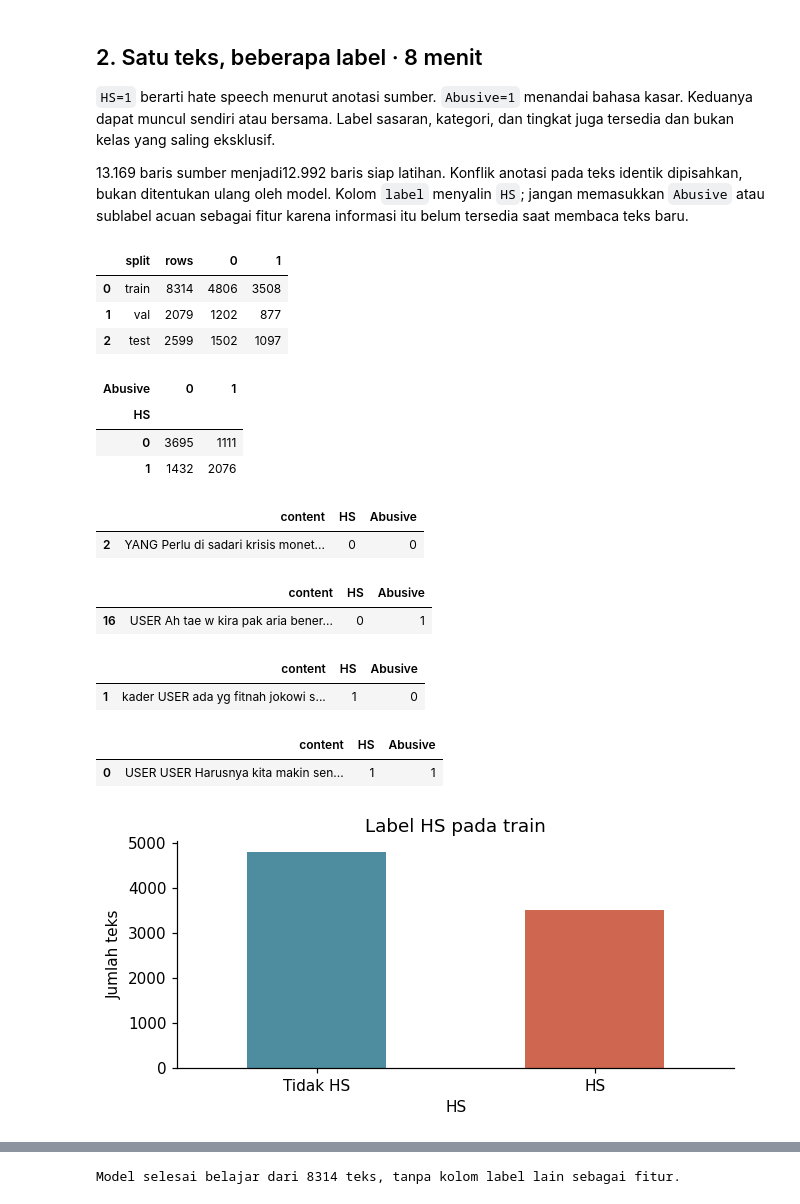
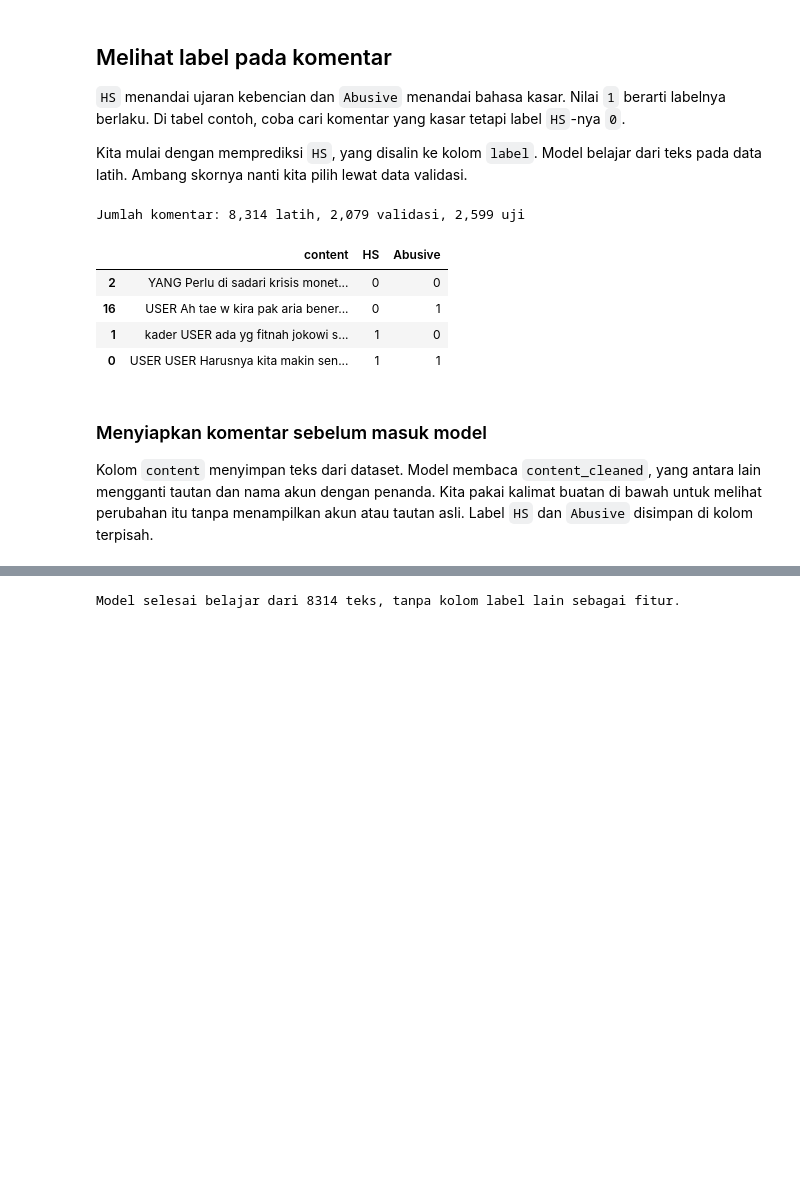
Before and after one commit to okkyibrohim/kb-kik-tutorial, a Jupyter notebook: notebook/02_pengamanan_deteksi_ujaran_kebencian.ipynb, the cells around one changed output, grey strips where cells are left out. Drawn from its saved outputs; the diff is of its cells as text; code cells hidden in the pictures; blank space fills up the shorter version.

```diff
--- a/notebook/02_pengamanan_deteksi_ujaran_kebencian.ipynb
+++ b/notebook/02_pengamanan_deteksi_ujaran_kebencian.ipynb
@@ -99,58 +67,24 @@ Repo: kb_kik | Hasil: outputs\02_ujaran_kebencian
 # %% [markdown]
-## 2. Satu teks, beberapa label · 8 menit
+## Melihat label pada komentar
 
-`HS=1` berarti hate speech menurut anotasi sumber. `Abusive=1` menandai bahasa kasar. Keduanya dapat muncul sendiri atau bersama. Label sasaran, kategori, dan tingkat juga tersedia dan bukan kelas yang saling eksklusif.
+`HS` menandai ujaran kebencian dan `Abusive` menandai bahasa kasar. Nilai `1` berarti labelnya berlaku. Di tabel contoh, coba cari komentar yang kasar tetapi label `HS`-nya `0`.
 
-13.169 baris sumber menjadi12.992 baris siap latihan. Konflik anotasi pada teks identik dipisahkan, bukan ditentukan ulang oleh model. Kolom `label` menyalin `HS`; jangan memasukkan `Abusive` atau sublabel acuan sebagai fitur karena informasi itu belum tersedia saat membaca teks baru.
+Kita mulai dengan memprediksi `HS`, yang disalin ke kolom `label`. Model belajar dari teks pada data latih. Ambang skornya nanti kita pilih lewat data validasi.
 # %%
-# Fungsi yang dipakai pada langkah berikut.
-def norm(text):
-    return ' '.join(unicodedata.normalize('NFKC',str(text)).casefold().split())
-
-def load_splits(root,prefix):
-    splits={s:pd.read_csv(Path(root)/'dataset'/f'{prefix}_final_{s}.csv') for s in ['train','val','test']}
-    seen=[]
-    for s,df in splits.items():
-        assert not df['id'].duplicated().any(),f'Duplicate id: {s}'
-        column='content_cleaned' if 'content_cleaned' in df else 'content'
-        assert df[column].notna().all() and df[column].str.strip().ne('').all()
-        current=set(df[column].map(norm));assert len(current)==len(df),f'Duplicate input: {s}'
-        for previous in seen:assert not previous & current,'Cross-split text overlap'
-        seen.append(current)
-    ids=[set(df.id) for df in splits.values()]
-    assert all(not ids[i]&ids[j] for i in range(3) for j in range(i+1,3))
-    return splits['train'],splits['val'],splits['test']
-
-def summarize_splits(train,val,test):
-    return pd.DataFrame([{'split':s,'rows':len(df),**df.label.value_counts().to_dict()}
-                         for s,df in [('train',train),('val',val),('test',test)]]).fillna(0)
+def load_splits(prefix):
+    train = pd.read_csv(DATASET / f"{prefix}_final_train.csv")
+    val = pd.read_csv(DATASET / f"{prefix}_final_val.csv")
+    test = pd.read_csv(DATASET / f"{prefix}_final_test.csv")
+    return train, val, test
 # %%
-train, val, test = load_splits(ROOT, "02_hate_speech")
-display(summarize_splits(train, val, test))
-display(pd.crosstab(train.HS, train.Abusive, rownames=["HS"], colnames=["Abusive"]))
-for hs, abusive in [(0, 0), (0, 1), (1, 0), (1, 1)]:
-    example = train.loc[train.HS.eq(hs) & train.Abusive.eq(abusive), ["content", "HS", "Abusive"]].head(1)
-    display(example)
-assert train.label.equals(train.HS)
-fig, ax = plt.subplots(figsize=(6, 3))
-train.HS.value_counts().sort_index().rename(index={0:"Tidak HS",1:"HS"}).plot.bar(ax=ax,color=["#4e8d9f","#cf664f"])
-ax.set(title="Label HS pada train", ylabel="Jumlah teks"); ax.tick_params(axis="x",rotation=0)
-fig.tight_layout(); plt.show(); plt.close(fig)
+train, val, test = load_splits("02_hate_speech")
+print(f"Jumlah komentar: {len(train):,} latih, {len(val):,} validasi, {len(test):,} uji")
+examples = train.groupby(["HS", "Abusive"], group_keys=False).head(1)
+display(examples[["content", "HS", "Abusive"]].sort_values(["HS", "Abusive"]))
 # %% [output]
+Jumlah komentar: 8,314 latih, 2,079 validasi, 2,599 uji
-|  | split | rows | 0 | 1 |
-| 0 | train | 8314 | 4806 | 3508 |
-| 1 | val | 2079 | 1202 | 877 |
-| 2 | test | 2599 | 1502 | 1097 |
+|  | content | HS | Abusive |
+| 2 | YANG Perlu di sadari krisis monet... | 0 | 0 |
+| 16 | USER Ah tae w kira pak aria bener... | 0 | 1 |
+| 1 | kader USER ada yg fitnah jokowi s... | 1 | 0 |
+| 0 | USER USER Harusnya kita makin sen... | 1 | 1 |
-| Abusive | 0 | 1 |
-| HS |  |  |
-| 0 | 3695 | 1111 |
-| 1 | 1432 | 2076 |
-|  | content | HS | Abusive |
-| 2 | YANG Perlu di sadari krisis monet... | 0 | 0 |
-|  | content | HS | Abusive |
-| 16 | USER Ah tae w kira pak aria bener... | 0 | 1 |
-|  | content | HS | Abusive |
-| 1 | kader USER ada yg fitnah jokowi s... | 1 | 0 |
-|  | content | HS | Abusive |
-| 0 | USER USER Harusnya kita makin sen... | 1 | 1 |
-[figure, removed]
@@ -156,0 +98,4 @@ fig.tight_layout(); plt.show(); plt.close(fig)
+# %% [markdown]
+### Menyiapkan komentar sebelum masuk model
+
+Kolom `content` menyimpan teks dari dataset. Model membaca `content_cleaned`, yang antara lain mengganti tautan dan nama akun dengan penanda. Kita pakai kalimat buatan di bawah untuk melihat perubahan itu tanpa menampilkan akun atau tautan asli. Label `HS` dan `Abusive` disimpan di kolom terpisah.
```
Also changed, not shown: parts of 25 cells of this notebook, 3 other files.
